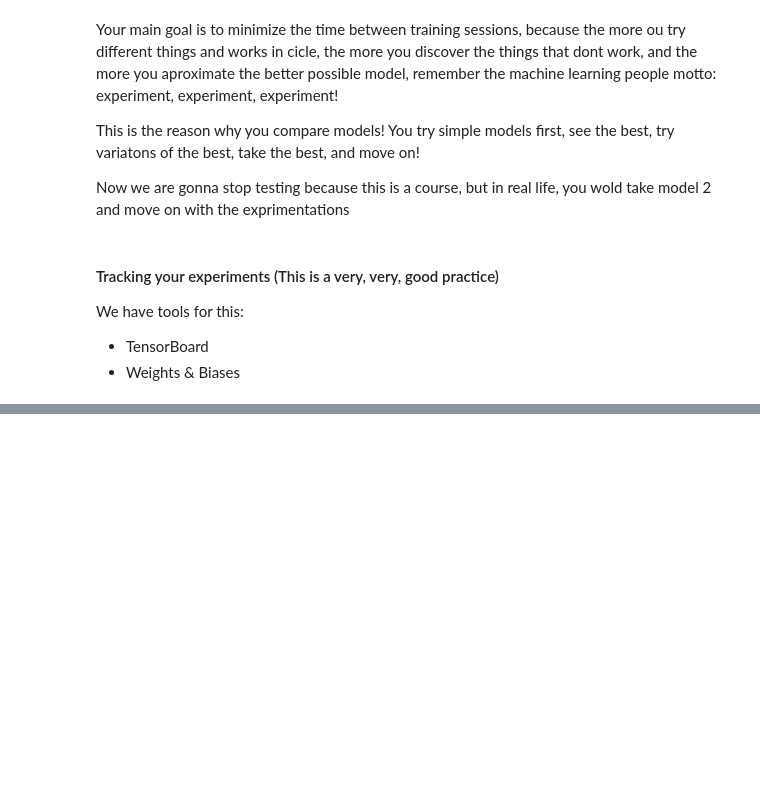
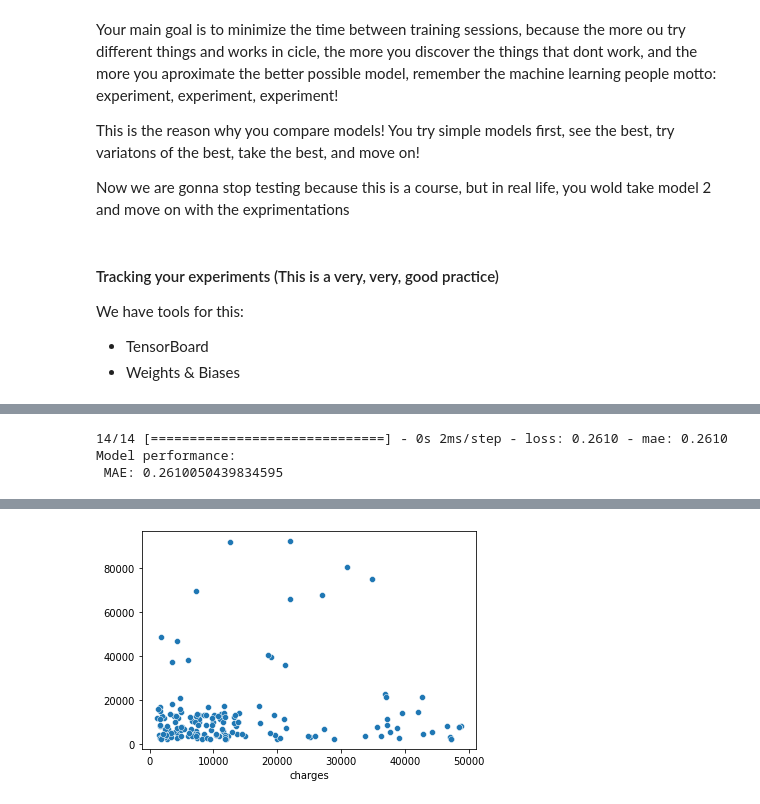
Before and after one commit to PedroCtba/tensorflow-certification-course, a Jupyter notebook: notebooks/01_Regression.ipynb, the cells around one changed output, grey strips where cells are left out. Drawn from its saved outputs; the diff is of its cells as text; code cells hidden in the pictures; blank space fills up the shorter version.

Commit message:
build: make regression model with kaggle data

```diff
--- a/notebooks/01_Regression.ipynb
+++ b/notebooks/01_Regression.ipynb
@@ -348,0 +475,13 @@ We have tools for this:
+# %%
+# Plot predictions against real value
+print(f"Model performance:\n MAE: {NN.evaluate(xte, yte)[1]}")
+# %% [output]
+14/14 [==============================] - 0s 2ms/step - loss: 0.2610 - mae: 0.2610
+Model performance:
+ MAE: 0.2610050439834595
+# %%
+# Model predictions
+yhat = pd.Series(NN.predict(xte).ravel())
+
+sns.scatterplot(x=yte.apply(lambda x: np.e**x), y=yhat.apply(lambda x: np.e**x));
+# %% [output]
@@ -348,0 +489 @@ We have tools for this:
+[figure, added]
```
Also changed, not shown: parts of 13 cells of this notebook, 5 other files.
